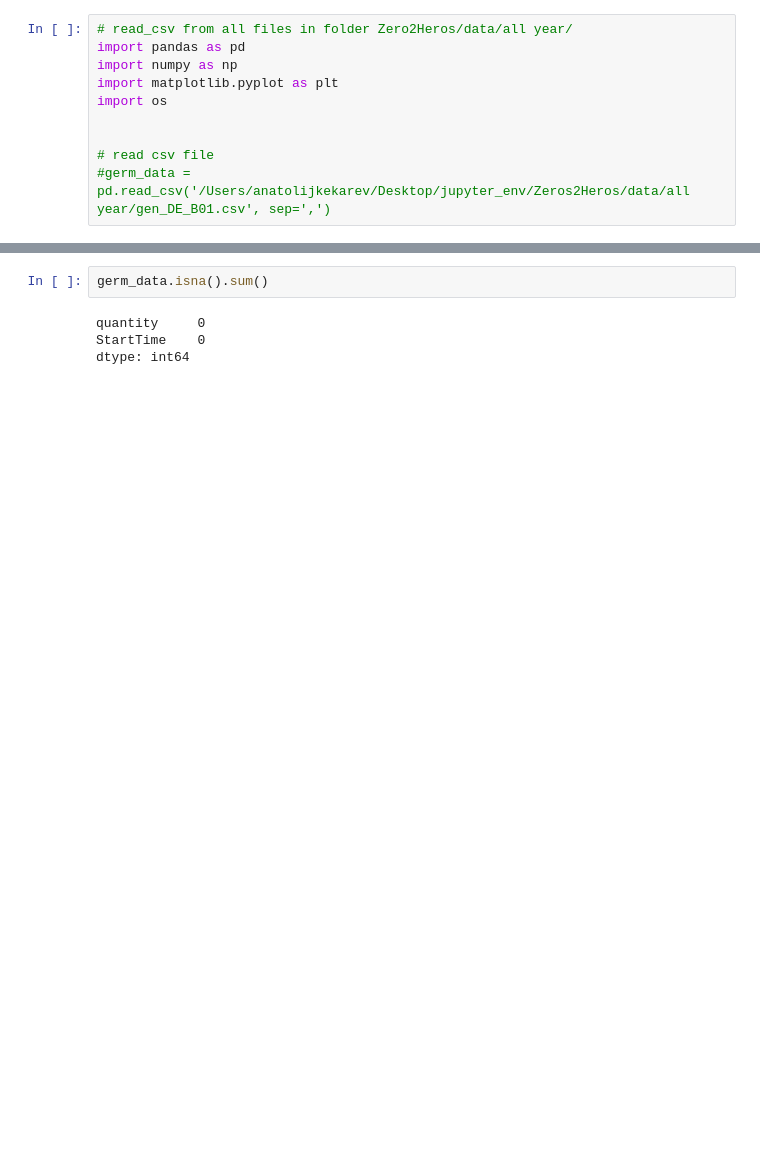
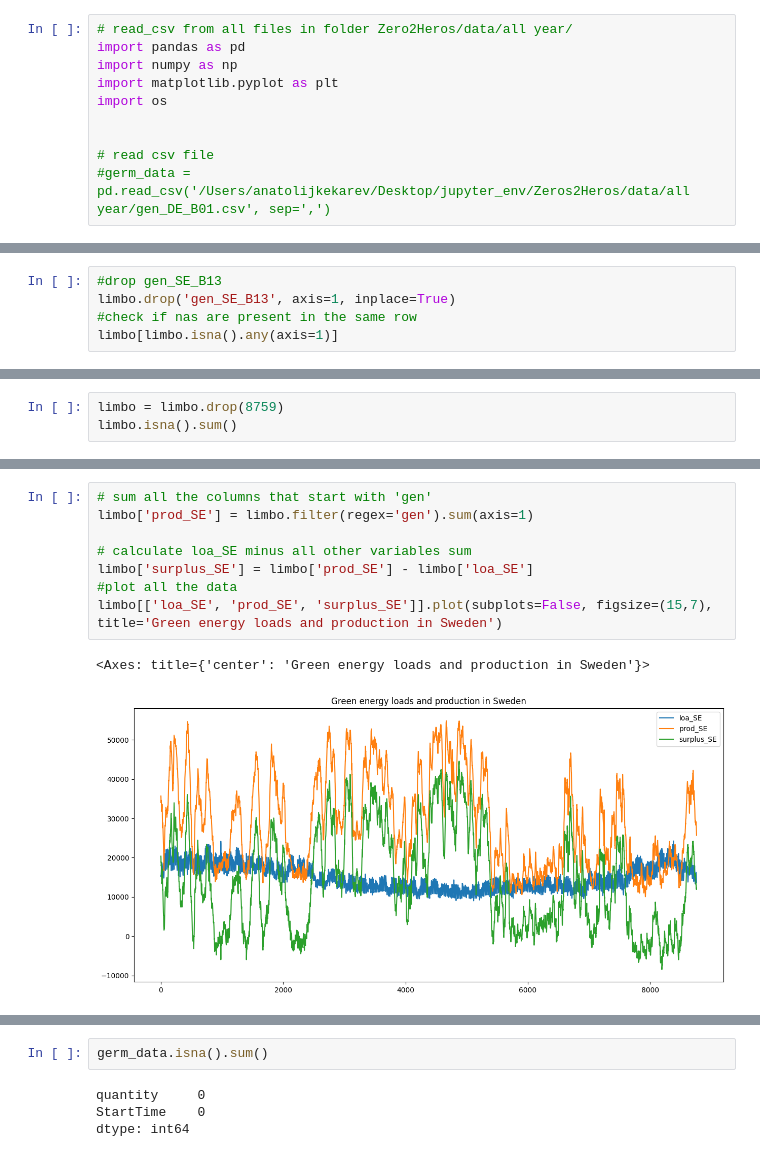
Before and after one commit to EvansVan/Zeros2Heros, a Jupyter notebook: src/cleanest.ipynb, the cells around one changed output, grey strips where cells are left out. Drawn from its saved outputs; the diff is of its cells as text; blank space fills up the shorter version.

Commit message:
upgraded code and integrated all sweden data for visualization

```diff
--- a/src/cleanest.ipynb
+++ b/src/cleanest.ipynb
@@ -66,0 +77,5 @@ limbo.loa_UK.max()
+# %%
+#drop gen_SE_B13
+limbo.drop('gen_SE_B13', axis=1, inplace=True)
+#check if nas are present in the same row
+limbo[limbo.isna().any(axis=1)]
@@ -66,0 +84,3 @@ limbo.loa_UK.max()
+# %%
+limbo = limbo.drop(8759)
+limbo.isna().sum()
@@ -67,3 +98,14 @@ limbo.loa_UK.max()
+# %%
+# sum all the columns that start with 'gen'
+limbo['prod_SE'] = limbo.filter(regex='gen').sum(axis=1)
+
+# calculate loa_SE minus all other variables sum
+limbo['surplus_SE'] = limbo['prod_SE'] - limbo['loa_SE']
+#plot all the data
+limbo[['loa_SE', 'prod_SE', 'surplus_SE']].plot(subplots=False, figsize=(15,7), title='Green energy loads and production in Sweden')
+# %% [output]
+<Axes: title={'center': 'Green energy loads and production in Sweden'}>
+[figure, added]
 # %%
 germ_data = germ_data[['quantity','StartTime']]
 
```
Also changed, not shown: parts of 12 cells of this notebook, 6 other files.
